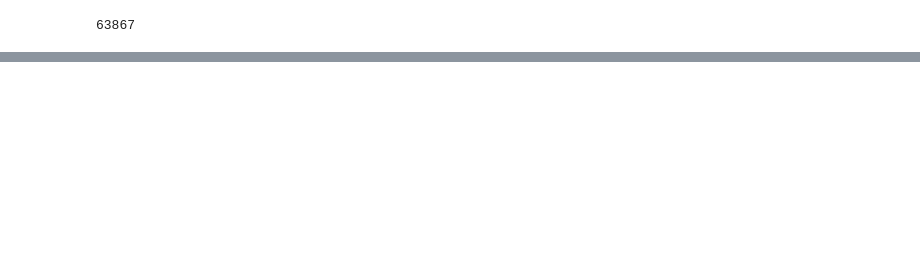
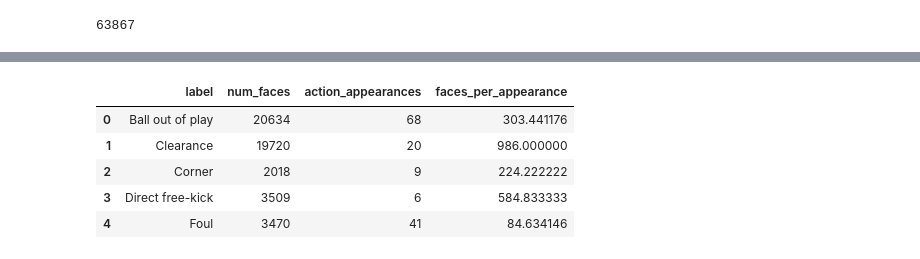
Before and after one commit to joseprs/ActionClassification, a Jupyter notebook: notebooks/analyze_faces_npfile.ipynb, the cells around one changed output, grey strips where cells are left out. Saved outputs shown, nothing was run; the diff lists cells and outputs as text; code cells hidden in the pictures; blank space fills up the shorter version.

```diff
--- a/notebooks/analyze_faces_npfile.ipynb
+++ b/notebooks/analyze_faces_npfile.ipynb
@@ -158,0 +121,17 @@ plt.show()
+# %%
+num_actions = num_faces_df[['label','center']].drop_duplicates()
+num_actions['action_appearances'] = 1
+num_actions = num_actions[['label','action_appearances']].groupby(['label'], as_index=False).sum()
+
+faces_per_action = num_faces_df[['label','num_faces']].groupby(['label'], as_index=False).sum()
+
+faces_per_appearence = pd.merge(faces_per_action, num_actions, on=['label'])
+faces_per_appearence['faces_per_appearance'] = faces_per_action['num_faces'] / num_actions['action_appearances']
+faces_per_appearence.head()
+# %% [output]
+|  | label | num_faces | action_appearances | faces_per_appearance |
+| 0 | Ball out of play | 20634 | 68 | 303.441176 |
+| 1 | Clearance | 19720 | 20 | 986.000000 |
+| 2 | Corner | 2018 | 9 | 224.222222 |
+| 3 | Direct free-kick | 3509 | 6 | 584.833333 |
+| 4 | Foul | 3470 | 41 | 84.634146 |
```
Also changed, not shown: parts of 14 cells of this notebook, 19 other files.
